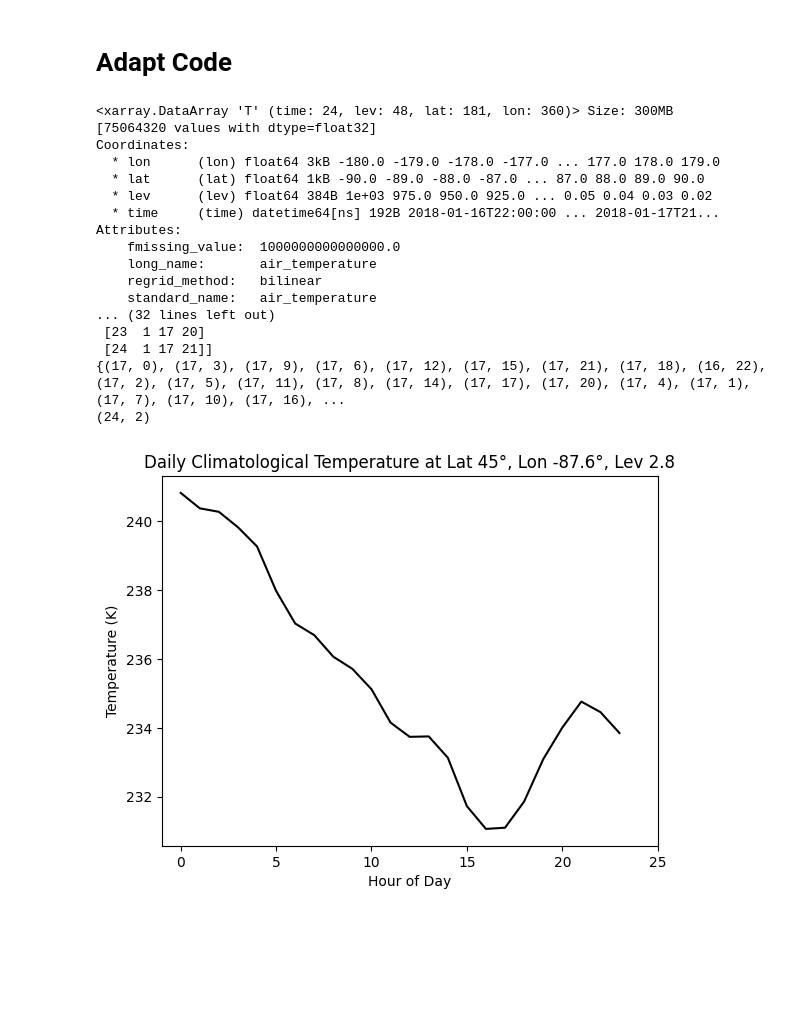
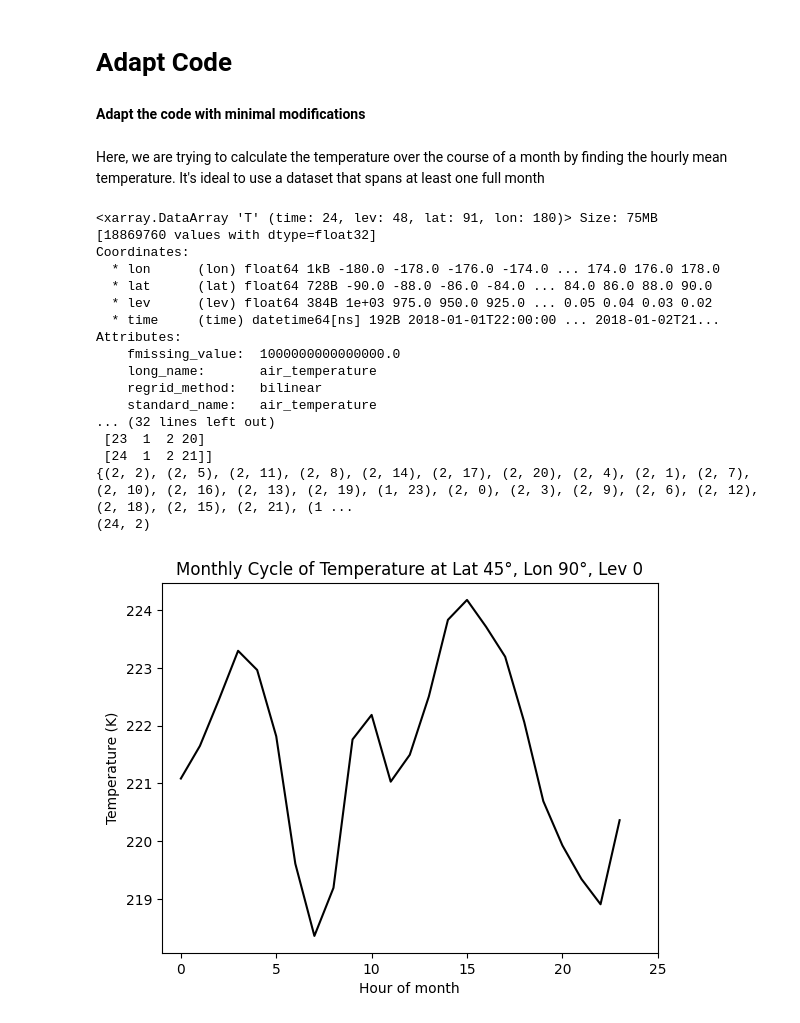
Before and after one commit to jpmailaddy/GEOS_GUI, a Jupyter notebook: seasonal_cycle_filtering_FFT.ipynb, the cells around one changed output. Cells and saved outputs as stored; diff of their text form; code cells hidden in the pictures; blank space fills up the shorter version.

Commit message:
Adapt code

```diff
--- a/seasonal_cycle_filtering_FFT.ipynb
+++ b/seasonal_cycle_filtering_FFT.ipynb
@@ -212,6 +212,10 @@ f.tight_layout()
 ---
 # %% [markdown]
 # Adapt Code
+# %% [markdown]
+**Adapt the code with minimal modifications**
+# %% [markdown]
+Here, we are trying to calculate the temperature over the course of a month by finding the hourly mean temperature. It's ideal to use a dataset that spans at least one full month
 # %%
 %matplotlib inline
 import numpy as np
@@ -227,17 +231,16 @@ import xarray as xr
 from scipy.fft import fft
 from matplotlib.gridspec import GridSpec
 
-# Load netCDF4 data
-file_path = '/content/Jan15th_13.geosgcm_prog.20180116.nc4'
+file_path = '/content/2018_High_Vertical.geosgcm_prog.20180101.nc4' # This file is just 1 day (24hrs) data. Best if we use a dataset that spans at least one full month.
 data = xr.open_dataset(file_path)
 
-# Extract temperature (T) and time
-temp= data['T'] # Temperature
+# Extract temperature (T)
+temp= data['T']
 
 # Extract specific latitude, longitude, and pressure level
 lat = 45  # The specific latitude we want to retreive data
-lon = -87.6  # The specific longtitude we want to retreive data
-lev = 2.8  # The specific lev we want to retreive data
+lon = 90  # The specific longtitude we want to retreive data
+lev = 0  # The specific lev we want to retreive data
 
 print(temp)
 
@@ -252,51 +255,51 @@ dates = pd.to_datetime(data['time'].values)
 # Perhaps -- Create the index, year, month, and day array
 # Perhaps -- Create the index, year, month, day, and hour array
 TIME = np.array([[i + 1, date.month, date.day, date.hour] for i, date in enumerate(dates)])
 
 print(np.shape(X))
 print(np.shape(TIME))
 print(X)
 print(TIME)
 
-### Calculate the daily climatology (i.e., average each day over all years)
+### Calculate the hourly temperature (i.e., average each hour over all months)
 foo = {tuple(row) for row in TIME[:,2:4]}
 print(foo)
 TIME_climate = np.vstack(tuple(foo))
 print(TIME_climate.shape)
 TIME_climate = TIME_climate[np.lexsort((TIME_climate[:,1],TIME_climate[:,0])),:]
 #print(TIME_climate)
-days_in_year = np.size(TIME_climate, axis=0)
-Yclim = np.empty(days_in_year)
+hours_in_month = np.size(TIME_climate, axis=0)
+Yclim = np.empty(hours_in_month)
 Yclim[:] = np.NAN
-for iday in np.arange(0,days_in_year):
-    month = TIME_climate[iday,0]
-    day = TIME_climate[iday,1]
-    t = np.where(np.logical_and(TIME[:,2]==month,TIME[:,3]==day))
+for iday in np.arange(0,hours_in_month):
+    day = TIME_climate[iday,0]
+    hour = TIME_climate[iday,1]
+    t = np.where(np.logical_and(TIME[:,2]==day,TIME[:,3]==hour))
     Yclim[iday] = np.nanmean(X[t])
 
-### Plot the mean seasonal cycle (i.e., the values of the daily climatology over an entire year)
+### Plot the mean monthly cycle (i.e., the values of the temperature over an entire month)
 plt.plot(np.arange(0,np.size(Yclim)),Yclim,'-k');
 plt.ylabel('Temperature (K)');
-plt.xlabel('Hour of Day');
-plt.xlim(-1,25);
-plt.title('Daily Climatological Temperature at Lat {}°, Lon {}°, Lev {}'.format(lat, lon, lev));
+plt.xlabel('Hour of month');
+plt.xlim(-1,25); # this should be adjusted if we have longer dataset (here the maximum should be 24*31 = 744)
+plt.title('Monthly Cycle of Temperature at Lat {}°, Lon {}°, Lev {}'.format(lat, lon, lev));
 # %% [output]
-<xarray.DataArray 'T' (time: 24, lev: 48, lat: 181, lon: 360)> Size: 300MB
-[75064320 values with dtype=float32]
+<xarray.DataArray 'T' (time: 24, lev: 48, lat: 91, lon: 180)> Size: 75MB
+[18869760 values with dtype=float32]
 Coordinates:
-  * lon      (lon) float64 3kB -180.0 -179.0 -178.0 -177.0 ... 177.0 178.0 179.0
-  * lat      (lat) float64 1kB -90.0 -89.0 -88.0 -87.0 ... 87.0 88.0 89.0 90.0
+  * lon      (lon) float64 1kB -180.0 -178.0 -176.0 -174.0 ... 174.0 176.0 178.0
+  * lat      (lat) float64 728B -90.0 -88.0 -86.0 -84.0 ... 84.0 86.0 88.0 90.0
   * lev      (lev) float64 384B 1e+03 975.0 950.0 925.0 ... 0.05 0.04 0.03 0.02
-  * time     (time) datetime64[ns] 192B 2018-01-16T22:00:00 ... 2018-01-17T21...
+  * time     (time) datetime64[ns] 192B 2018-01-01T22:00:00 ... 2018-01-02T21...
 Attributes:
     fmissing_value:  1000000000000000.0
     long_name:       air_temperature
     regrid_method:   bilinear
     standard_name:   air_temperature
 ... (32 lines left out)
- [23  1 17 20]
- [24  1 17 21]]
-{(17, 0), (17, 3), (17, 9), (17, 6), (17, 12), (17, 15), (17, 21), (17, 18), (16, 22), (17, 2), (17, 5), (17, 11), (17, 8), (17, 14), (17, 17), (17, 20), (17, 4), (17, 1), (17, 7), (17, 10), (17, 16), ...
+ [23  1  2 20]
+ [24  1  2 21]]
+{(2, 2), (2, 5), (2, 11), (2, 8), (2, 14), (2, 17), (2, 20), (2, 4), (2, 1), (2, 7), (2, 10), (2, 16), (2, 13), (2, 19), (1, 23), (2, 0), (2, 3), (2, 9), (2, 6), (2, 12), (2, 18), (2, 15), (2, 21), (1 ...
 (24, 2)
-[figure, old version]
+[figure, new version]
 # %%
```
Also changed, not shown: parts of 19 cells of this notebook.
